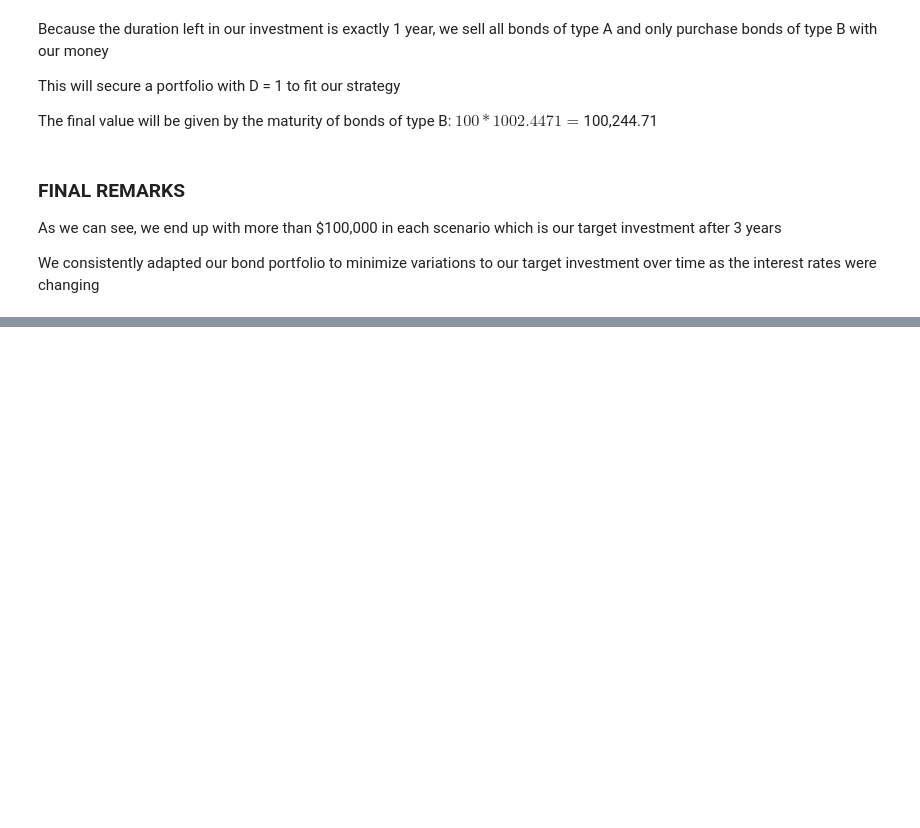
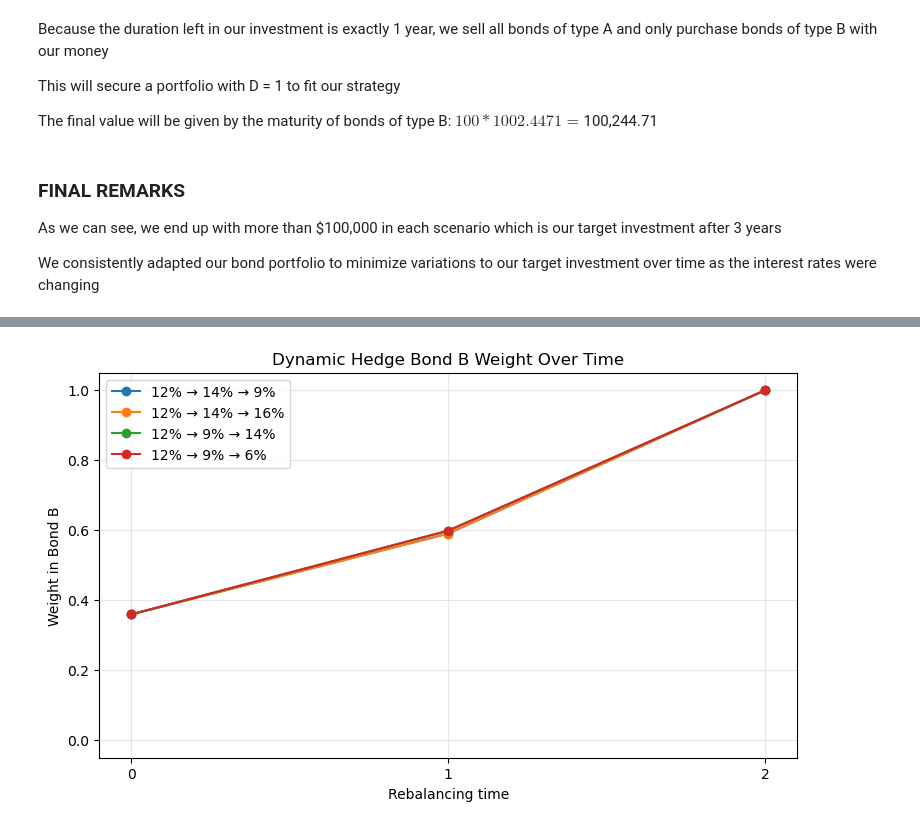
Before and after one commit to giacomoscanavini/quant_finance, a Jupyter notebook: bonds/dynamic_hedging_with_bond_portfolio.ipynb, the cells around one changed output, grey strips where cells are left out. Cells and saved outputs as stored; diff of their text form; code cells hidden in the pictures; blank space fills up the shorter version.

```diff
--- a/bonds/dynamic_hedging_with_bond_portfolio.ipynb
+++ b/bonds/dynamic_hedging_with_bond_portfolio.ipynb
@@ -513,0 +593,5 @@ We consistently adapted our bond portfolio to minimize variations to our target
+# %%
+# Year 0 - Invest present value of $100,000 3 years from now into Bond B
+r0 = 0.12
+valueA_t0 = 100_000 * np.exp(-r0 * 3)
+nBondA_t0 = valueA_t0 / price_bond([C, C, C, C, F+C], r=r0)
@@ -513,0 +882,22 @@ We consistently adapted our bond portfolio to minimize variations to our target
+# %%
+fig, ax = plt.subplots(figsize=(9, 5))
+
+for label, result in dynamic_results.items():
+    ax.plot(
+        result["rebalance_times"],
+        result["weights"][:, 1],
+        marker="o",
+        label=label
+    )
+
+ax.set_title("Dynamic Hedge Bond B Weight Over Time")
+ax.set_xlabel("Rebalancing time")
+ax.set_ylabel("Weight in Bond B")
+ax.set_xticks([0, 1, 2])
+ax.set_ylim(-0.05, 1.05)
+ax.legend()
+ax.grid(alpha=0.3)
+
+plt.show()
+# %% [output]
+[figure, added]
```
Also changed, not shown: parts of 22 cells of this notebook.
